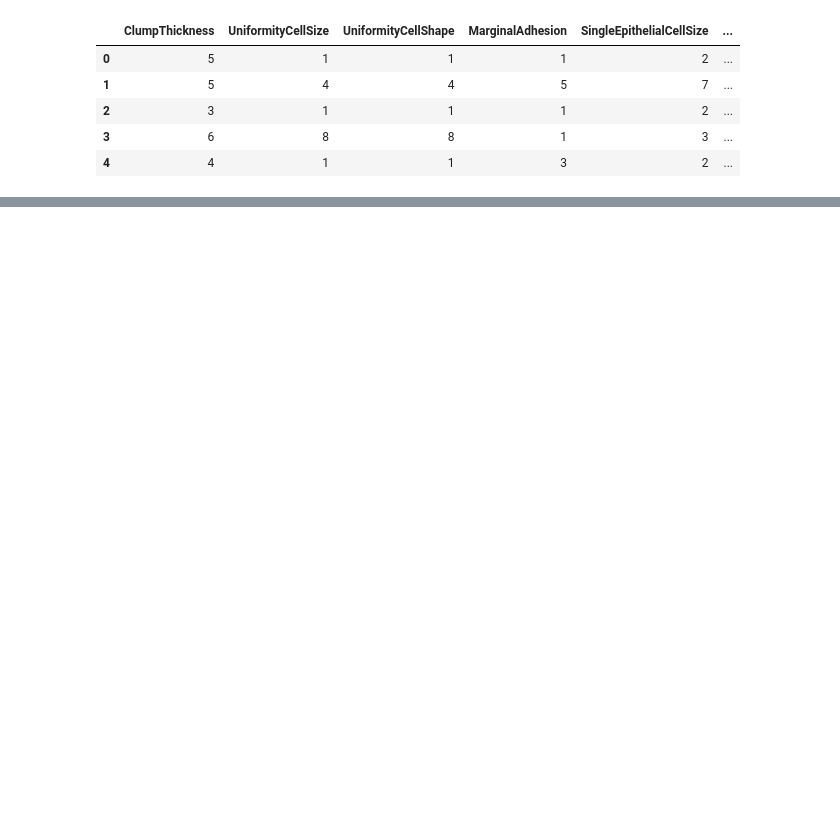
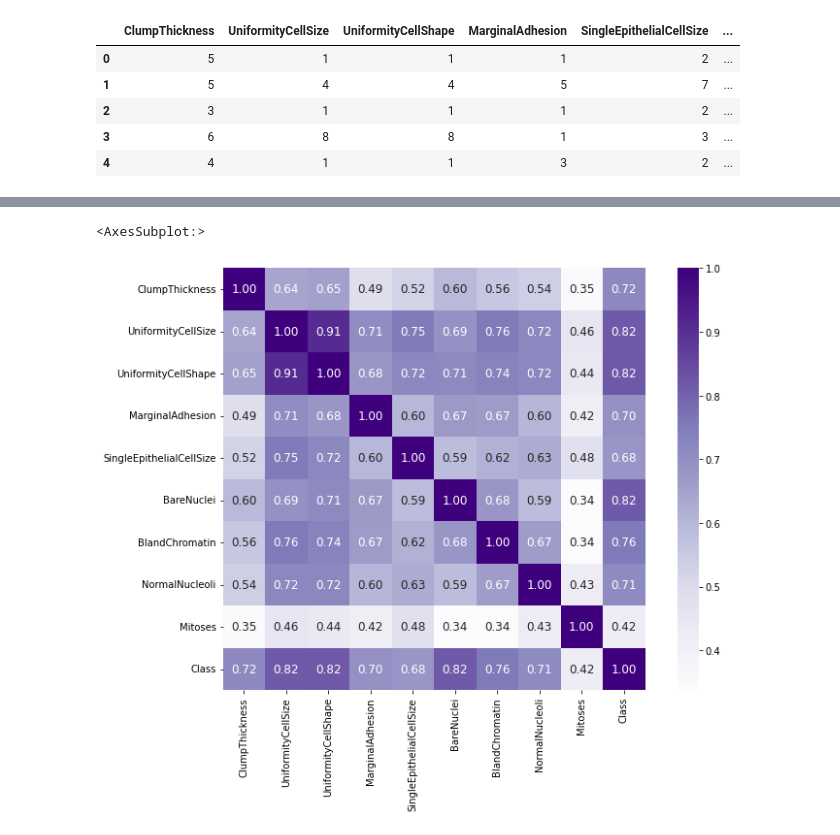
Before and after one commit to TheDramaturgy/ArtificialInteligence, a Jupyter notebook: TSVMs/02_analise.ipynb, the cells around one changed output, grey strips where cells are left out. Cells and saved outputs as stored; diff of their text form; code cells hidden in the pictures; blank space fills up the shorter version.

```diff
--- a/TSVMs/02_analise.ipynb
+++ b/TSVMs/02_analise.ipynb
@@ -167,0 +147,7 @@ imputedDataframe.head()
+# %%
+plt.figure(figsize=(12,8))
+correlated=imputedDataframe.corr()
+seaborn.heatmap(correlated,annot=True,cbar=True,square=True,cmap='Purples',annot_kws={'size':12},fmt='.2f')
+# %% [output]
+<AxesSubplot:>
+[figure, added]
```
Also changed, not shown: parts of 26 cells of this notebook, 1 other file.
